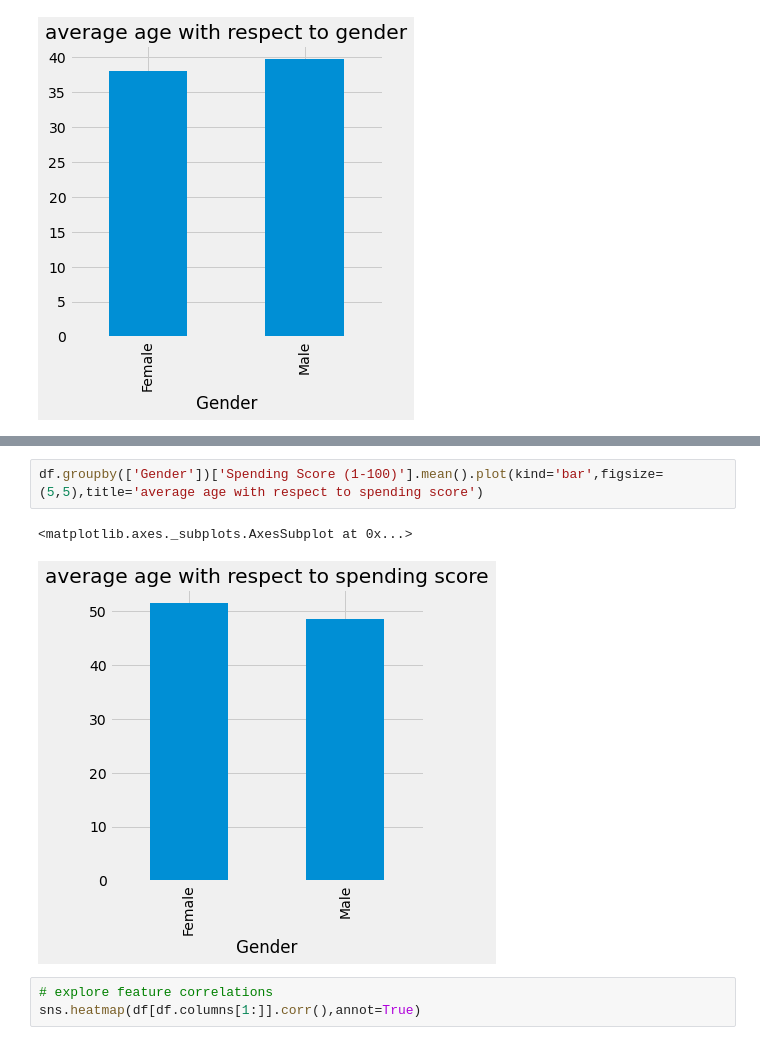
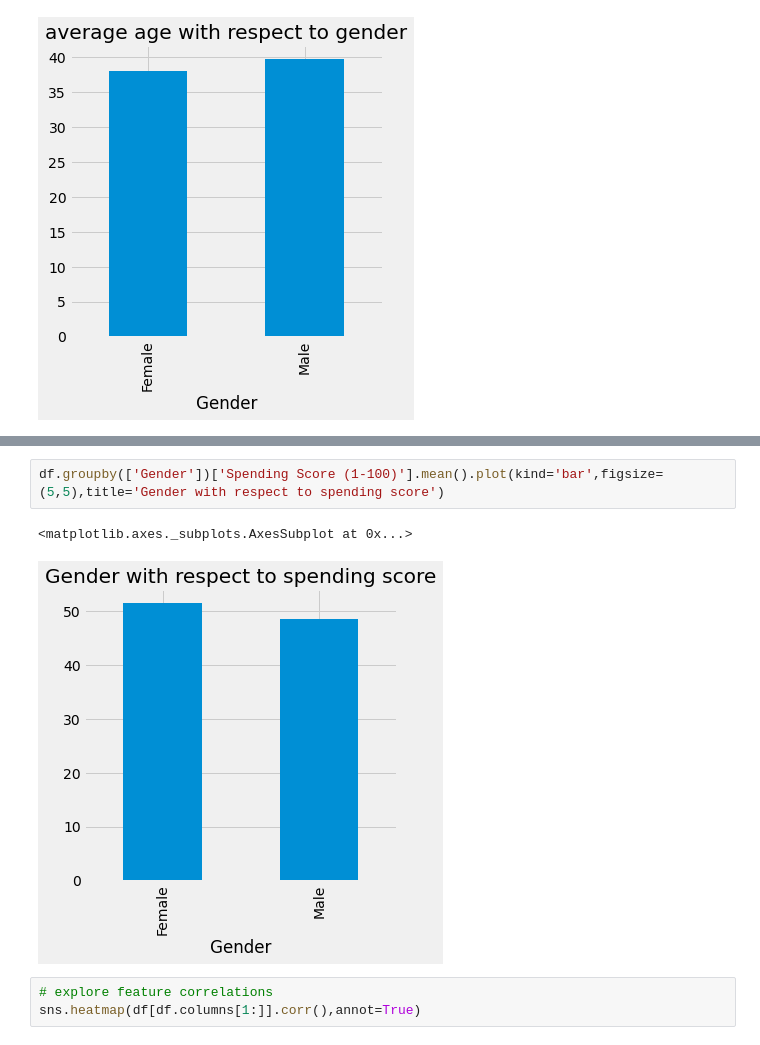
Before and after one commit to Mohamed209/machine-learning-course, a Jupyter notebook: Chapter_5_unsupervised_learning/1_Clustering/Mall Customer Segmentation with kmeans.ipynb, the cells around one changed output, grey strips where cells are left out. Drawn from its saved outputs; the diff is of its cells as text.

```diff
--- a/Chapter_5_unsupervised_learning/1_Clustering/Mall Customer Segmentation with kmeans.ipynb
+++ b/Chapter_5_unsupervised_learning/1_Clustering/Mall Customer Segmentation with kmeans.ipynb
@@ -78,8 +78,8 @@ df.groupby(['Gender'])['Annual Income (k$)'].mean().plot(kind='bar',figsize=(5,5
 # %%
-df.groupby(['Gender'])['Spending Score (1-100)'].mean().plot(kind='bar',figsize=(5,5),title='average age with respect to spending score')
+df.groupby(['Gender'])['Spending Score (1-100)'].mean().plot(kind='bar',figsize=(5,5),title='Gender with respect to spending score')
 # %% [output]
 <matplotlib.axes._subplots.AxesSubplot at 0x...>
-[figure, old version]
+[figure, new version]
 # %%
 # explore feature correlations
 sns.heatmap(df[df.columns[1:]].corr(),annot=True)
```
Also changed, not shown: parts of 5 cells of this notebook, 4 other files.
